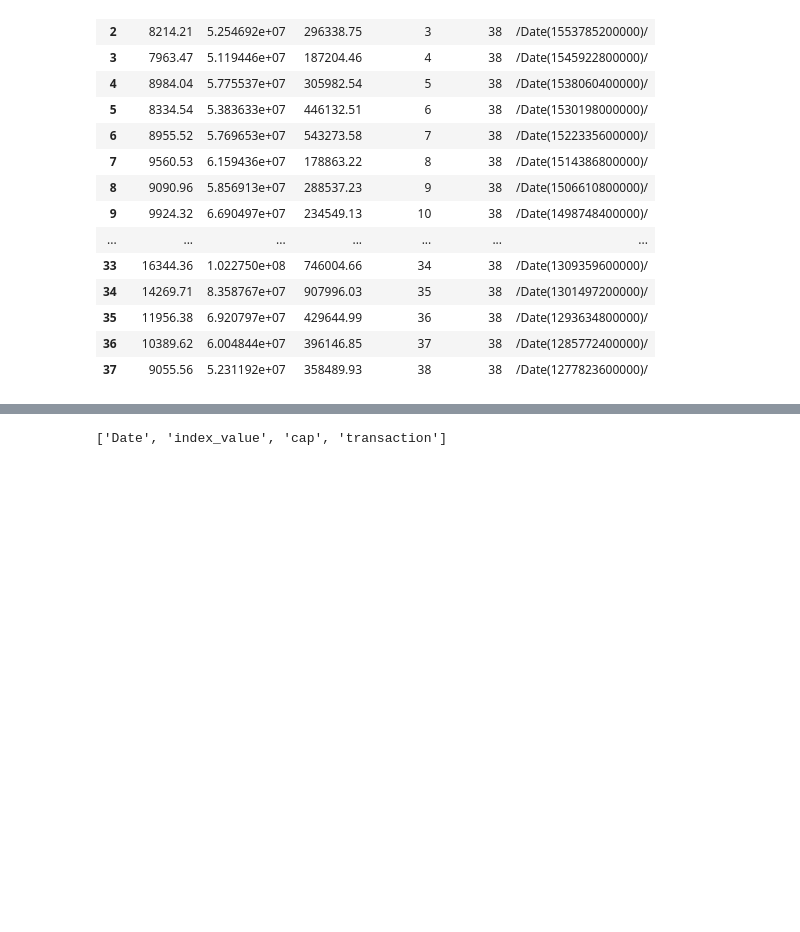
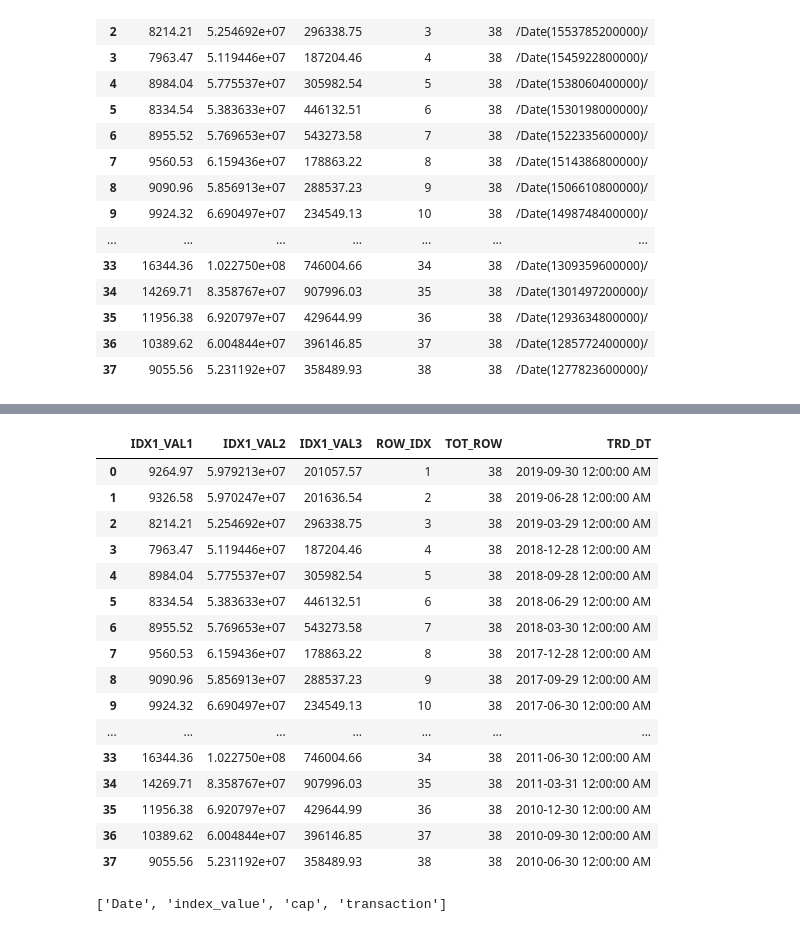
Before and after one commit to seunghakbae/Algorithm_Trading, a Jupyter notebook: win_loss_crawl.ipynb, the cells around one changed output, grey strips where cells are left out. Cells and saved outputs as stored; diff of their text form; code cells hidden in the pictures; blank space fills up the shorter version.

```diff
--- a/win_loss_crawl.ipynb
+++ b/win_loss_crawl.ipynb
@@ -123,3 +244,23 @@ for i in range(0, len(df2)):
+# %%
+df2
+# %% [output]
+|  | IDX1_VAL1 | IDX1_VAL2 | IDX1_VAL3 | ROW_IDX | TOT_ROW | TRD_DT |
+| 0 | 9264.97 | 5.979213e+07 | 201057.57 | 1 | 38 | 2019-09-30 12:00:00 AM |
+| 1 | 9326.58 | 5.970247e+07 | 201636.54 | 2 | 38 | 2019-06-28 12:00:00 AM |
+| 2 | 8214.21 | 5.254692e+07 | 296338.75 | 3 | 38 | 2019-03-29 12:00:00 AM |
+| 3 | 7963.47 | 5.119446e+07 | 187204.46 | 4 | 38 | 2018-12-28 12:00:00 AM |
+| 4 | 8984.04 | 5.775537e+07 | 305982.54 | 5 | 38 | 2018-09-28 12:00:00 AM |
+| 5 | 8334.54 | 5.383633e+07 | 446132.51 | 6 | 38 | 2018-06-29 12:00:00 AM |
+| 6 | 8955.52 | 5.769653e+07 | 543273.58 | 7 | 38 | 2018-03-30 12:00:00 AM |
+| 7 | 9560.53 | 6.159436e+07 | 178863.22 | 8 | 38 | 2017-12-28 12:00:00 AM |
+| 8 | 9090.96 | 5.856913e+07 | 288537.23 | 9 | 38 | 2017-09-29 12:00:00 AM |
+| 9 | 9924.32 | 6.690497e+07 | 234549.13 | 10 | 38 | 2017-06-30 12:00:00 AM |
+| ... | ... | ... | ... | ... | ... | ... |
+| 33 | 16344.36 | 1.022750e+08 | 746004.66 | 34 | 38 | 2011-06-30 12:00:00 AM |
+| 34 | 14269.71 | 8.358767e+07 | 907996.03 | 35 | 38 | 2011-03-31 12:00:00 AM |
+| 35 | 11956.38 | 6.920797e+07 | 429644.99 | 36 | 38 | 2010-12-30 12:00:00 AM |
+| 36 | 10389.62 | 6.004844e+07 | 396146.85 | 37 | 38 | 2010-09-30 12:00:00 AM |
+| 37 | 9055.56 | 5.231192e+07 | 358489.93 | 38 | 38 | 2010-06-30 12:00:00 AM |
 # %%
 del df2['ROW_IDX']
 del df2['TOT_ROW']
```
Also changed, not shown: parts of 32 cells of this notebook, 4 other files.
